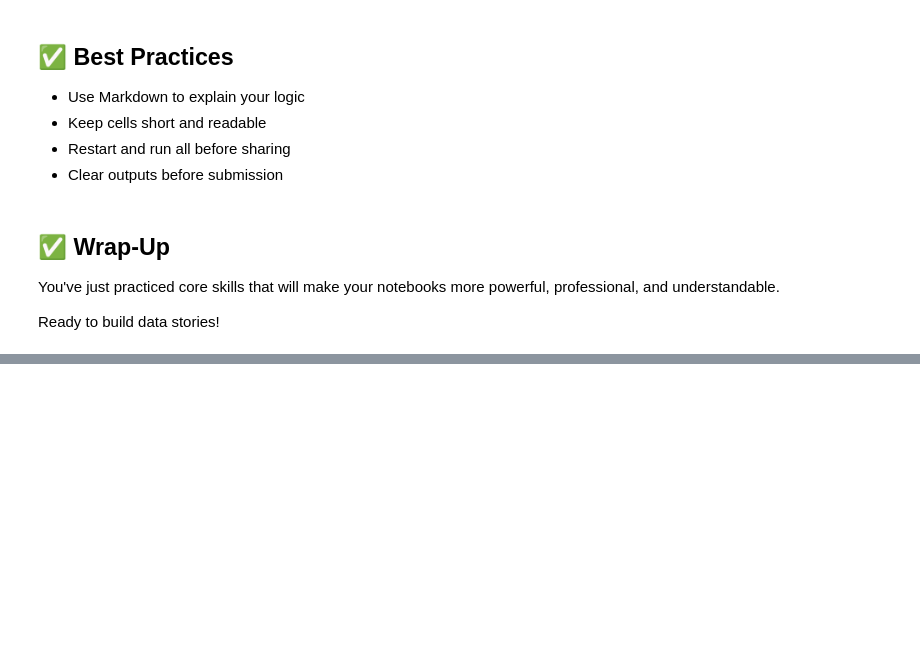
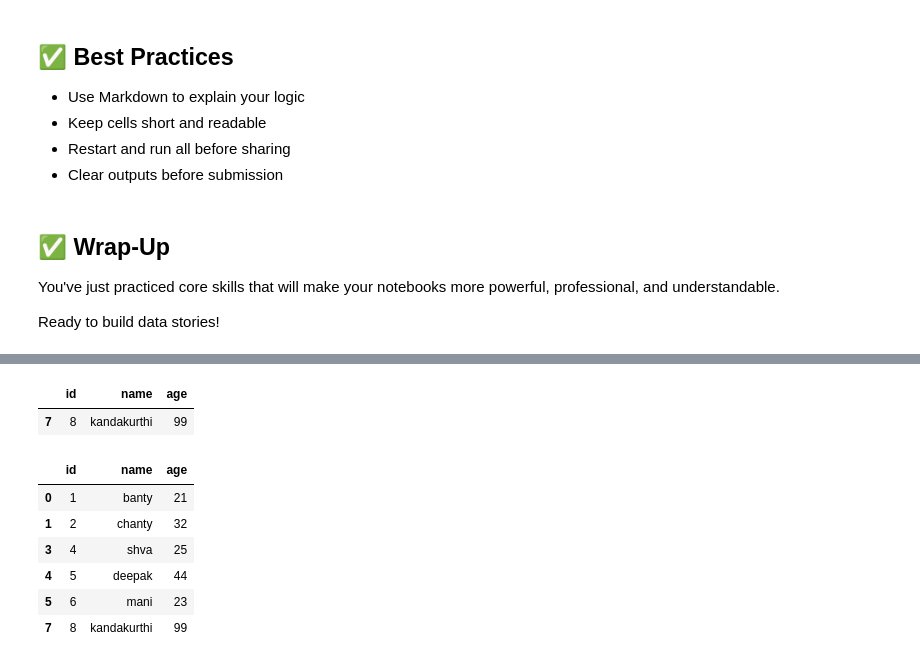
Before and after one commit to kandakurthiheymansh/10k, a Jupyter notebook: example-notebooks/03_jupyter_notebook_basics.ipynb, the cells around one changed output, grey strips where cells are left out. Saved outputs shown, nothing was run; the diff lists cells and outputs as text; code cells hidden in the pictures; blank space fills up the shorter version.

```diff
--- a/example-notebooks/03_jupyter_notebook_basics.ipynb
+++ b/example-notebooks/03_jupyter_notebook_basics.ipynb
@@ -62,0 +174,18 @@ data ={'id':[1,2,3,4,5,6,7,8],
+# %%
+#SELECTING ROW BY CONDITION
+df[df['age']>70]
+# %% [output]
+|  | id | name | age |
+| 7 | 8 | kandakurthi | 99 |
+# %%
+#select row by multiple conditions
+
+df[(df['id']<10) & (df['age']>20)]
+# %% [output]
+|  | id | name | age |
+| 0 | 1 | banty | 21 |
+| 1 | 2 | chanty | 32 |
+| 3 | 4 | shva | 25 |
+| 4 | 5 | deepak | 44 |
+| 5 | 6 | mani | 23 |
+| 7 | 8 | kandakurthi | 99 |
```
Also changed, not shown: parts of 9 cells of this notebook.
